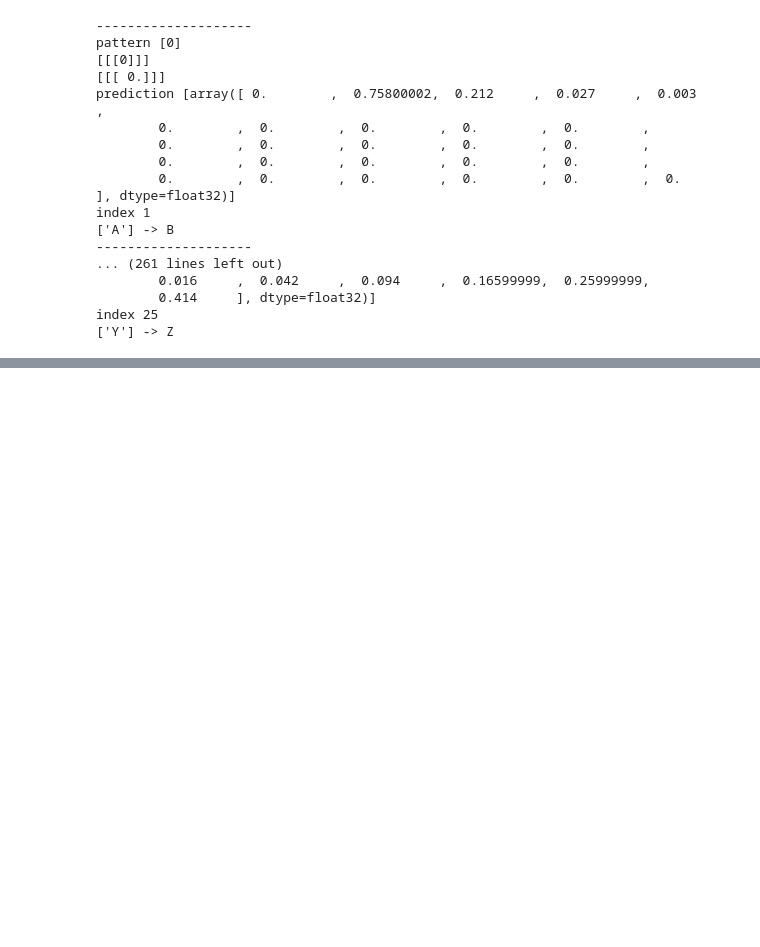
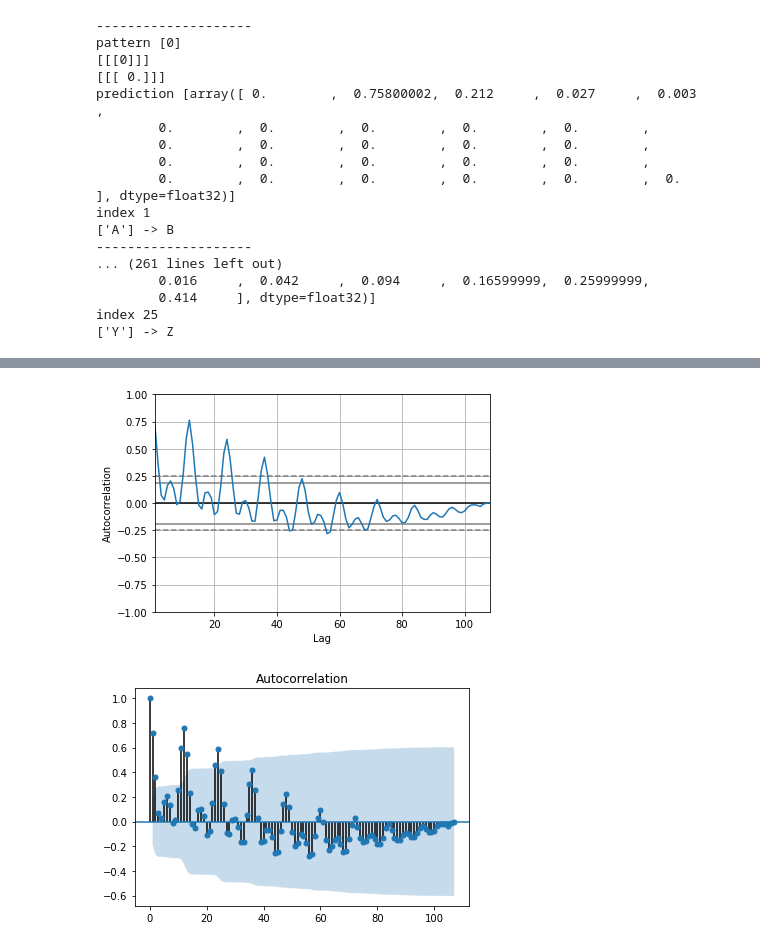
Before and after one commit to kuatroka/udacity_deep_learning, a Jupyter notebook: LSTM - keras - alphabet - machinelearningmastery.com.ipynb, the cells around one changed output, grey strips where cells are left out. Saved outputs shown, nothing was run; the diff lists cells and outputs as text; code cells hidden in the pictures; blank space fills up the shorter version.

Commit message:
autocorr

```diff
--- a/LSTM - keras - alphabet - machinelearningmastery.com.ipynb
+++ b/LSTM - keras - alphabet - machinelearningmastery.com.ipynb
@@ -268,0 +833,15 @@ index 25
+# %%
+
+# autocorrelation in Time Series
+import pandas as pd
+from statsmodels.graphics.tsaplots import plot_acf
+from matplotlib import pyplot
+from pandas.tools.plotting import autocorrelation_plot
+series = pd.read_csv('monthly-car-sales-in-quebec-1960.csv', index_col="Month", parse_dates=True, header="infer")
+series.columns = ['sales']
+autocorrelation_plot(series)
+plot_acf(series)
+pyplot.show()
+# %% [output]
+[figure, added]
+[figure, added]
```
Also changed, not shown: parts of 36 cells of this notebook.
